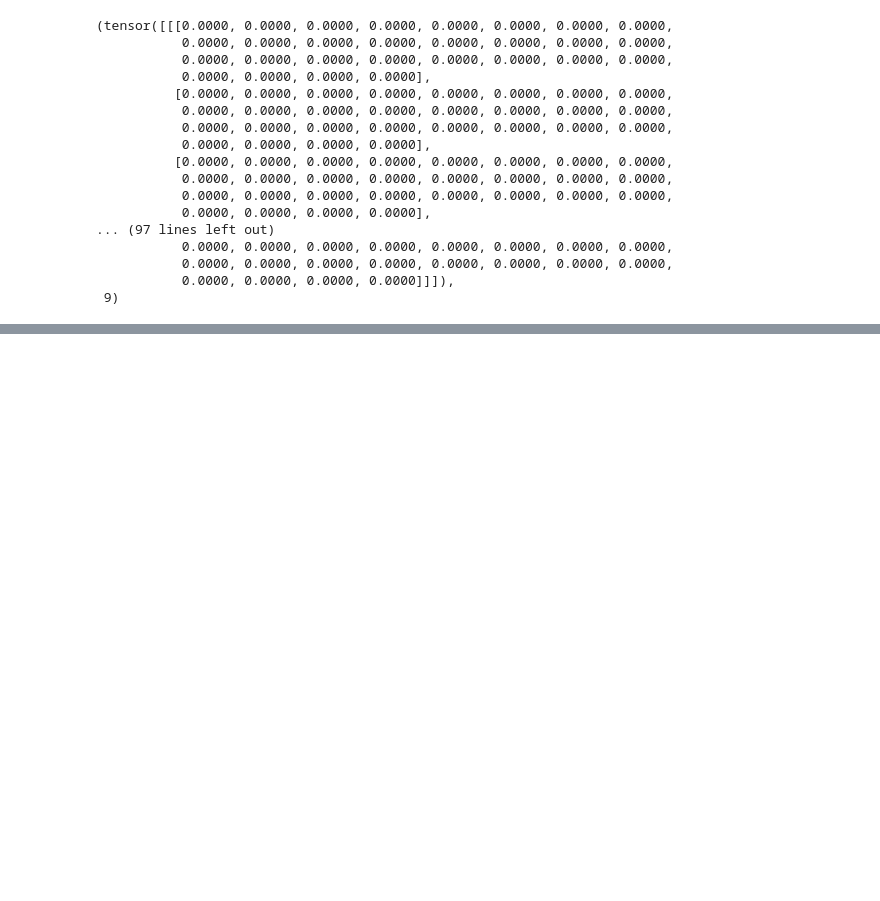
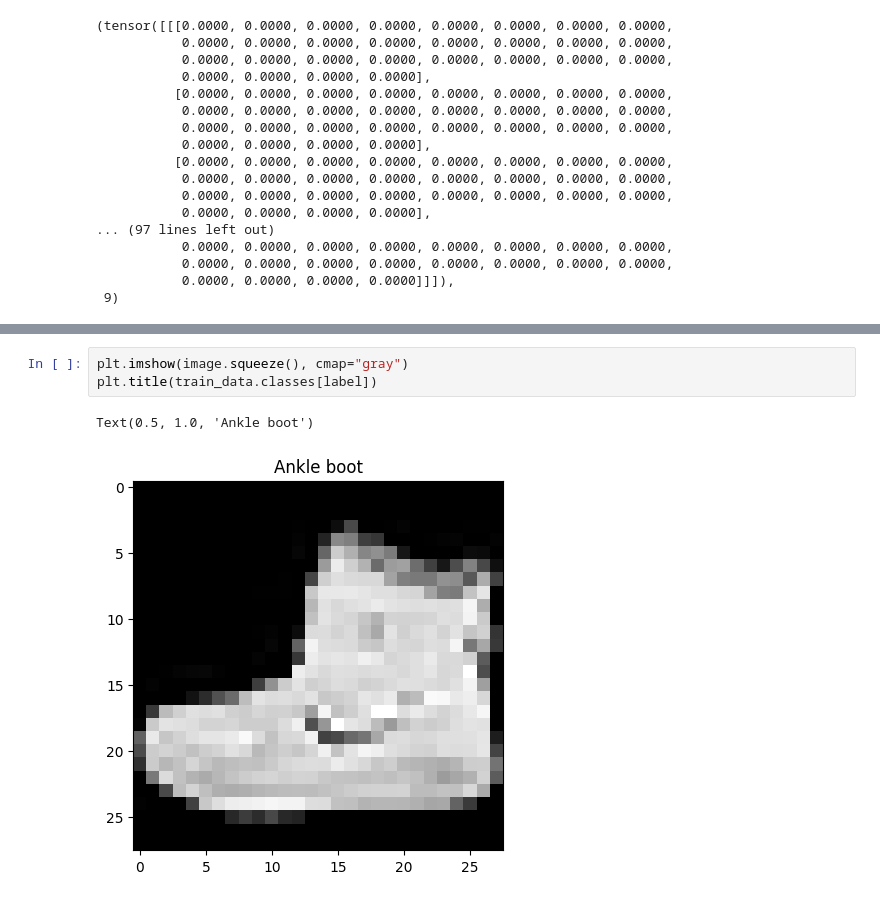
Before and after one commit to samratrajsharma/PyTorch_Deep_Learning, a Jupyter notebook: Working_with_TorchVision.ipynb, the cells around one changed output, grey strips where cells are left out. Cells and saved outputs as stored; diff of their text form; blank space fills up the shorter version.

```diff
--- a/Working_with_TorchVision.ipynb
+++ b/Working_with_TorchVision.ipynb
@@ -44,0 +79,6 @@ image, label
+# %%
+plt.imshow(image.squeeze(), cmap="gray")
+plt.title(train_data.classes[label])
+# %% [output]
+Text(0.5, 1.0, 'Ankle boot')
+[figure, added]
```
Also changed, not shown: parts of 9 cells of this notebook.
